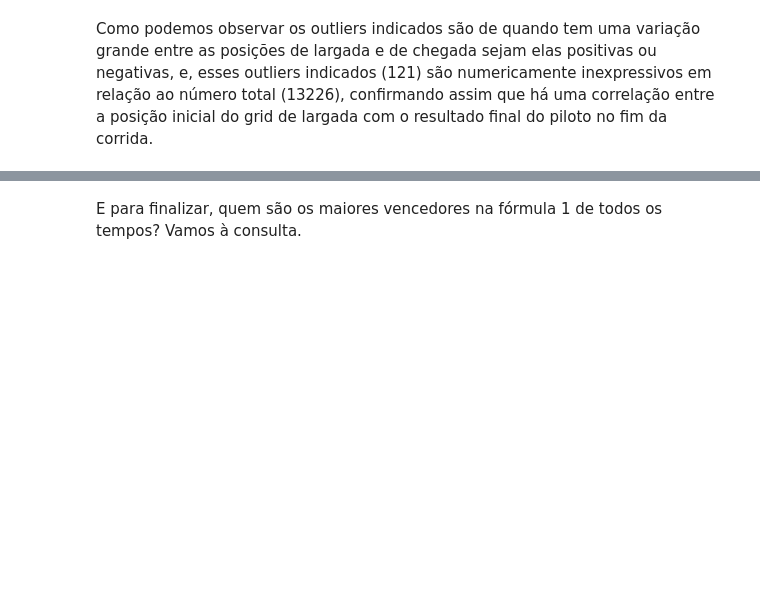
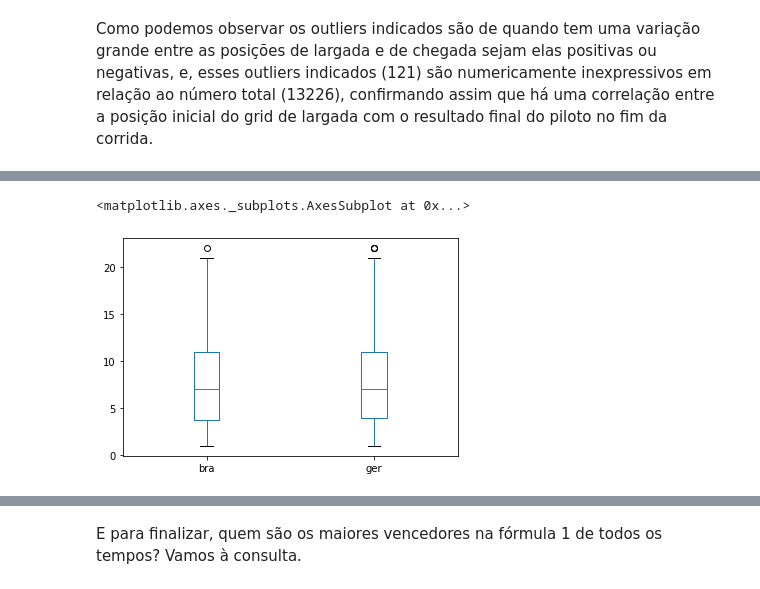
Before and after one commit to renatojmf/analiseDadosF1, a Jupyter notebook: dadosf1.ipynb, the cells around one changed output, grey strips where cells are left out. Saved outputs shown, nothing was run; the diff lists cells and outputs as text; code cells hidden in the pictures; blank space fills up the shorter version.

```diff
--- a/dadosf1.ipynb
+++ b/dadosf1.ipynb
@@ -888,0 +915,3 @@ Como podemos observar os outliers indicados são de quando tem uma variação gr
+# %%
+brasileiros = df[df['nationality']=='Brazilian'][df['position'].isna() == False]
+brasileiros.count()
@@ -888,0 +962,5 @@ Como podemos observar os outliers indicados são de quando tem uma variação gr
+# %%
+alemaes = alemaes[0:1172]
+# %%
+brasileiros.reset_index(inplace=True,drop=True)
+alemaes.reset_index(inplace=True,drop=True)
@@ -888,0 +981,3 @@ Como podemos observar os outliers indicados são de quando tem uma variação gr
+# %%
+posicoes = pd.concat([brasileiros['position'], alemaes['position']], axis=1, keys=["bra", "ger"])
+posicoes.describe()
@@ -888,0 +994,5 @@ Como podemos observar os outliers indicados são de quando tem uma variação gr
+# %%
+posicoes.plot(kind='box')
+# %% [output]
+<matplotlib.axes._subplots.AxesSubplot at 0x...>
+[figure, added]
```
Also changed, not shown: parts of 18 cells of this notebook.
